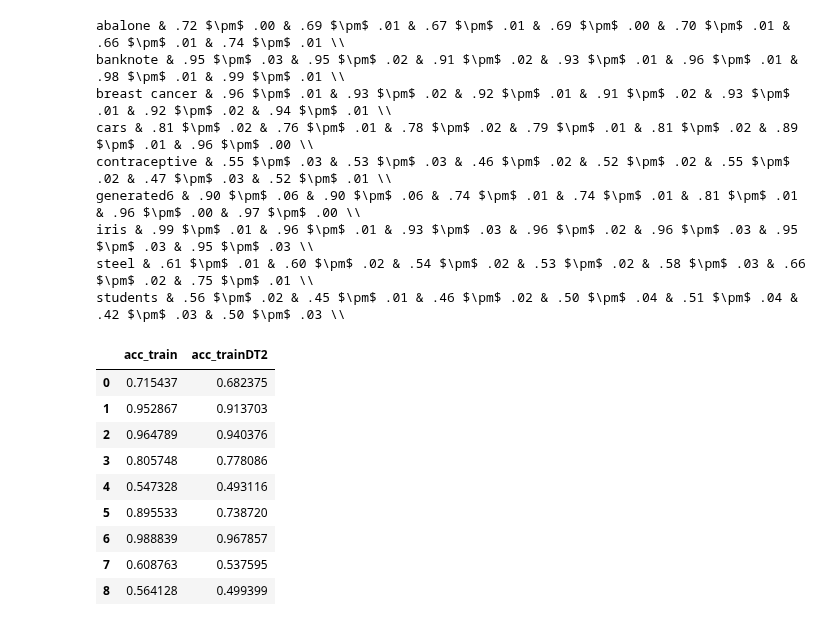
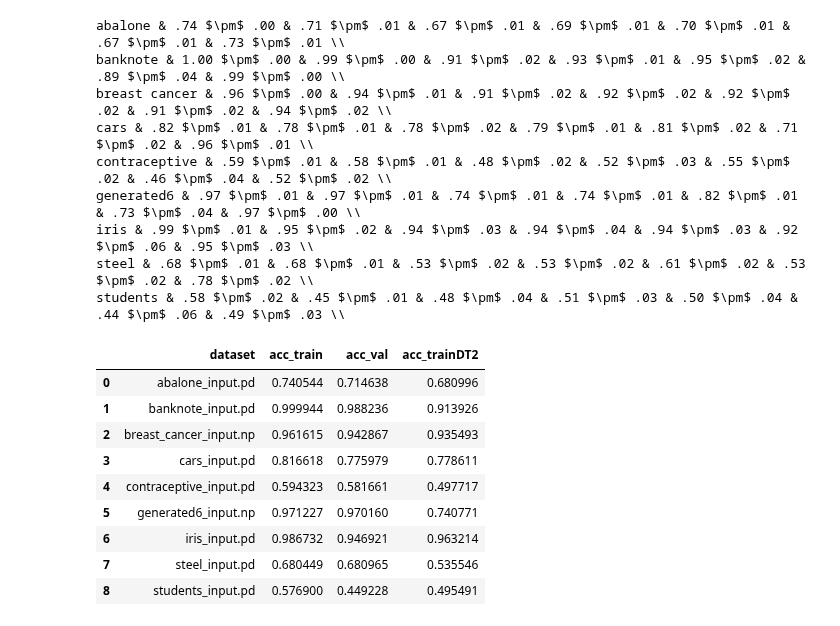
Before and after one commit to simsal0r/mixture-of-decision-trees, a Jupyter notebook: benchmarks/analysis_ex1_hyperparameters_best.ipynb, the cells around one changed output. Drawn from its saved outputs; the diff is of its cells as text; code cells hidden in the pictures.

```diff
--- a/benchmarks/analysis_ex1_hyperparameters_best.ipynb
+++ b/benchmarks/analysis_ex1_hyperparameters_best.ipynb
@@ -125,7 +125,7 @@ def run_forest(data_complete_input,data_complete_target,estimators,n_repeats,max
     return dict_results
 # %%
 datasets = np.unique(df["dataset"])
-runs = 5
+runs = 100
 results_rows = []
 depth_row = {}
 depths = [2,3,4]
@@ -171,10 +171,10 @@ for dataset in datasets:
 
         row = {
             "dataset" : dataset,
-            "acc_trainRF" + str(estimators) + "_d" + str(max_depth) : np.mean(accuracies_training),
-            "acc_valRF" + str(estimators) + "_d" + str(max_depth) : np.mean(accuracies_validation),
-            "std_trainRF" + str(estimators) + "_d" + str(max_depth) : np.std(accuracies_training),
-            "std_valRF" + str(estimators) + "_d" + str(max_depth) : np.std(accuracies_validation),
+            "acc_trainRF" + str(estimators) + "_d2" : np.mean(accuracies_training),
+            "acc_valRF" + str(estimators) + "_d2"  : np.mean(accuracies_validation),
+            "std_trainRF" + str(estimators) + "_d2"  : np.std(accuracies_training),
+            "std_valRF" + str(estimators) + "_d2": np.std(accuracies_validation),
         }
         depth_row = {**depth_row, **row}
 
@@ -210,29 +220,30 @@ for index, row in df_c.iterrows():
      ("%.2f" % round(row.acc_valDT2	,2)).lstrip('0'), "$\\pm$", ("%.2f" % round(row.std_valDT2,2)).lstrip('0'), "&",
      ("%.2f" % round(row.acc_valDT3	,2)).lstrip('0'), "$\\pm$", ("%.2f" % round(row.std_valDT3,2)).lstrip('0'), "&",
      ("%.2f" % round(row.acc_valDT4	,2)).lstrip('0'), "$\\pm$", ("%.2f" % round(row.std_valDT4,2)).lstrip('0'), "&",
-     ("%.2f" % round(row.acc_valRF3	,2)).lstrip('0'), "$\\pm$", ("%.2f" % round(row.std_valRF3,2)).lstrip('0'), "&",
+     #("%.2f" % round(row.acc_valRF3	,2)).lstrip('0'), "$\\pm$", ("%.2f" % round(row.std_valRF3,2)).lstrip('0'), "&",
+     ("%.2f" % round(row.acc_valRF3_d2,2)).lstrip('0'), "$\\pm$", ("%.2f" % round(row.std_valRF3_d2,2)).lstrip('0'), "&",
      ("%.2f" % round(row.acc_valRF100,2)).lstrip('0'), "$\\pm$", ("%.2f" % round(row.std_valRF100,2)).lstrip('0'),
       "\\\\")
 # %% [output]
-abalone & .72 $\pm$ .00 & .69 $\pm$ .01 & .67 $\pm$ .01 & .69 $\pm$ .00 & .70 $\pm$ .01 & .66 $\pm$ .01 & .74 $\pm$ .01 \\
-banknote & .95 $\pm$ .03 & .95 $\pm$ .02 & .91 $\pm$ .02 & .93 $\pm$ .01 & .96 $\pm$ .01 & .98 $\pm$ .01 & .99 $\pm$ .01 \\
-breast cancer & .96 $\pm$ .01 & .93 $\pm$ .02 & .92 $\pm$ .01 & .91 $\pm$ .02 & .93 $\pm$ .01 & .92 $\pm$ .02 & .94 $\pm$ .01 \\
-cars & .81 $\pm$ .02 & .76 $\pm$ .01 & .78 $\pm$ .02 & .79 $\pm$ .01 & .81 $\pm$ .02 & .89 $\pm$ .01 & .96 $\pm$ .00 \\
-contraceptive & .55 $\pm$ .03 & .53 $\pm$ .03 & .46 $\pm$ .02 & .52 $\pm$ .02 & .55 $\pm$ .02 & .47 $\pm$ .03 & .52 $\pm$ .01 \\
-generated6 & .90 $\pm$ .06 & .90 $\pm$ .06 & .74 $\pm$ .01 & .74 $\pm$ .01 & .81 $\pm$ .01 & .96 $\pm$ .00 & .97 $\pm$ .00 \\
-iris & .99 $\pm$ .01 & .96 $\pm$ .01 & .93 $\pm$ .03 & .96 $\pm$ .02 & .96 $\pm$ .03 & .95 $\pm$ .03 & .95 $\pm$ .03 \\
-steel & .61 $\pm$ .01 & .60 $\pm$ .02 & .54 $\pm$ .02 & .53 $\pm$ .02 & .58 $\pm$ .03 & .66 $\pm$ .02 & .75 $\pm$ .01 \\
-students & .56 $\pm$ .02 & .45 $\pm$ .01 & .46 $\pm$ .02 & .50 $\pm$ .04 & .51 $\pm$ .04 & .42 $\pm$ .03 & .50 $\pm$ .03 \\
+abalone & .74 $\pm$ .00 & .71 $\pm$ .01 & .67 $\pm$ .01 & .69 $\pm$ .01 & .70 $\pm$ .01 & .67 $\pm$ .01 & .73 $\pm$ .01 \\
+banknote & 1.00 $\pm$ .00 & .99 $\pm$ .00 & .91 $\pm$ .02 & .93 $\pm$ .01 & .95 $\pm$ .02 & .89 $\pm$ .04 & .99 $\pm$ .00 \\
+breast cancer & .96 $\pm$ .00 & .94 $\pm$ .01 & .91 $\pm$ .02 & .92 $\pm$ .02 & .92 $\pm$ .02 & .91 $\pm$ .02 & .94 $\pm$ .02 \\
+cars & .82 $\pm$ .01 & .78 $\pm$ .01 & .78 $\pm$ .02 & .79 $\pm$ .01 & .81 $\pm$ .02 & .71 $\pm$ .02 & .96 $\pm$ .01 \\
+contraceptive & .59 $\pm$ .01 & .58 $\pm$ .01 & .48 $\pm$ .02 & .52 $\pm$ .03 & .55 $\pm$ .02 & .46 $\pm$ .04 & .52 $\pm$ .02 \\
+generated6 & .97 $\pm$ .01 & .97 $\pm$ .01 & .74 $\pm$ .01 & .74 $\pm$ .01 & .82 $\pm$ .01 & .73 $\pm$ .04 & .97 $\pm$ .00 \\
+iris & .99 $\pm$ .01 & .95 $\pm$ .02 & .94 $\pm$ .03 & .94 $\pm$ .04 & .94 $\pm$ .03 & .92 $\pm$ .06 & .95 $\pm$ .03 \\
+steel & .68 $\pm$ .01 & .68 $\pm$ .01 & .53 $\pm$ .02 & .53 $\pm$ .02 & .61 $\pm$ .02 & .53 $\pm$ .02 & .78 $\pm$ .02 \\
+students & .58 $\pm$ .02 & .45 $\pm$ .01 & .48 $\pm$ .04 & .51 $\pm$ .03 & .50 $\pm$ .04 & .44 $\pm$ .06 & .49 $\pm$ .03 \\
 # %%
-df_c[["acc_train","acc_trainDT2"]]
+df_c[["dataset","acc_train","acc_val","acc_trainDT2"]]
 # %% [output]
-|  | acc_train | acc_trainDT2 |
-| 0 | 0.715437 | 0.682375 |
-| 1 | 0.952867 | 0.913703 |
-| 2 | 0.964789 | 0.940376 |
-| 3 | 0.805748 | 0.778086 |
-| 4 | 0.547328 | 0.493116 |
-| 5 | 0.895533 | 0.738720 |
-| 6 | 0.988839 | 0.967857 |
-| 7 | 0.608763 | 0.537595 |
-| 8 | 0.564128 | 0.499399 |
+|  | dataset | acc_train | acc_val | acc_trainDT2 |
+| 0 | abalone_input.pd | 0.740544 | 0.714638 | 0.680996 |
+| 1 | banknote_input.pd | 0.999944 | 0.988236 | 0.913926 |
+| 2 | breast_cancer_input.np | 0.961615 | 0.942867 | 0.935493 |
+| 3 | cars_input.pd | 0.816618 | 0.775979 | 0.778611 |
+| 4 | contraceptive_input.pd | 0.594323 | 0.581661 | 0.497717 |
+| 5 | generated6_input.np | 0.971227 | 0.970160 | 0.740771 |
+| 6 | iris_input.pd | 0.986732 | 0.946921 | 0.963214 |
+| 7 | steel_input.pd | 0.680449 | 0.680965 | 0.535546 |
+| 8 | students_input.pd | 0.576900 | 0.449228 | 0.495491 |
```
Also changed, not shown: parts of 7 cells of this notebook.
